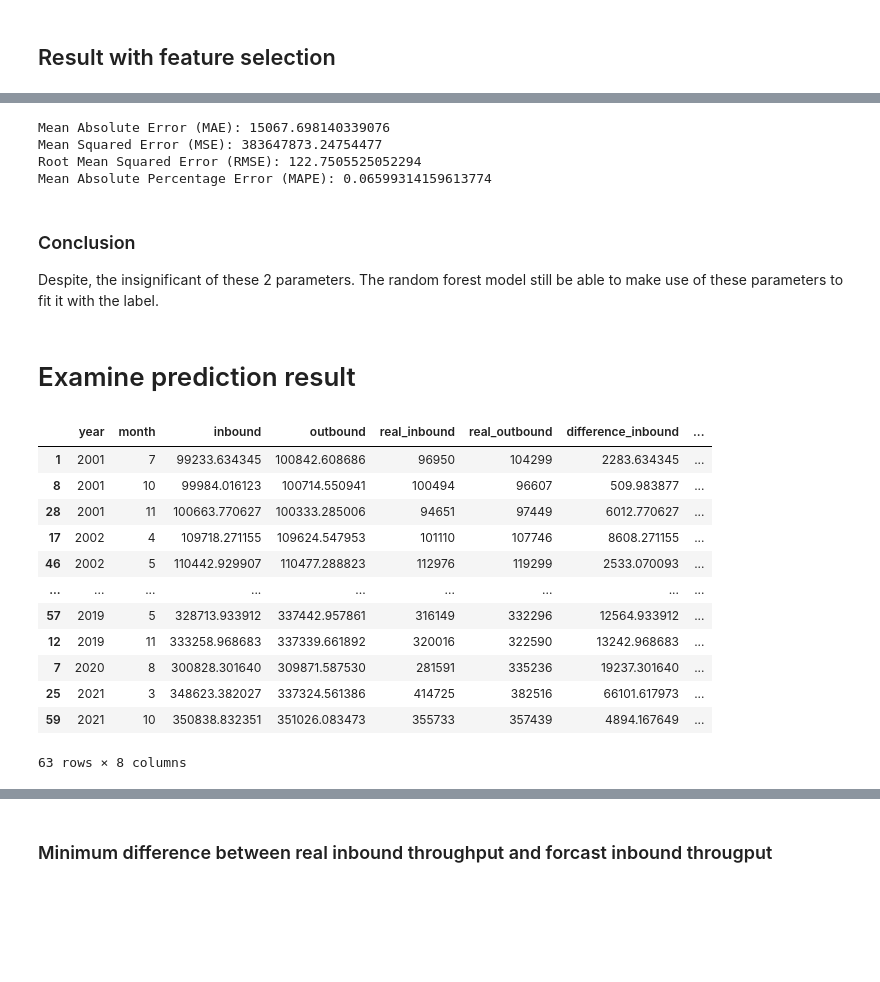
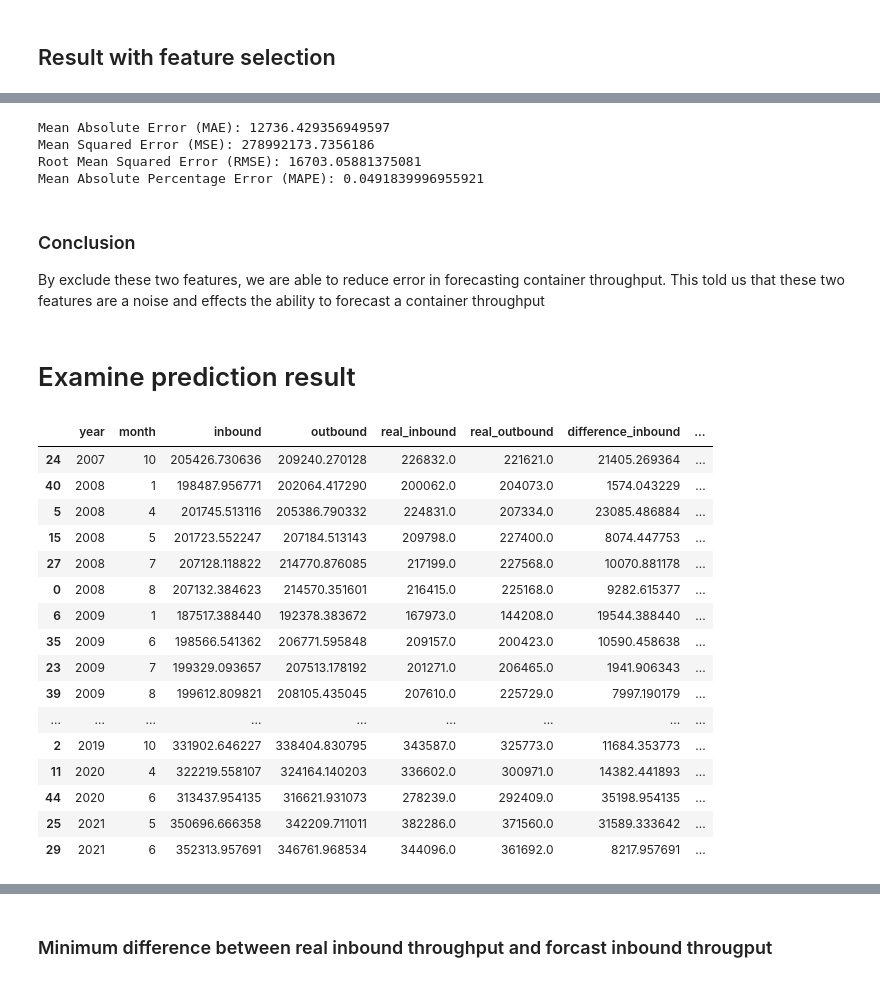
Before and after one commit to n-pitabread/container_forcast, a Jupyter notebook: container-throughput-forcast.ipynb, the cells around one changed output, grey strips where cells are left out. Saved outputs shown, nothing was run; the diff lists cells and outputs as text; code cells hidden in the pictures; blank space fills up the shorter version.

```diff
--- a/container-throughput-forcast.ipynb
+++ b/container-throughput-forcast.ipynb
@@ -103,8 +112,13 @@ from sklearn.inspection import permutation_importance
+# %%
+shifted_labels_df = labels_df.shift(-72)
+shifted_labels_df = shifted_labels_df.drop(labels_df.tail(72).index)
+
+shifted_features_df = features_df.drop(features_df.tail(72).index)
 # %%
 # Convert pandas dataframe to numpy array
-feature_list = list(features_df.columns)
-features = np.array(features_df)
-labels = np.array(labels_df.drop(['year','month'], axis=1))
+feature_list = list(shifted_features_df.columns)
+features = np.array(shifted_features_df)
+labels = np.array(shifted_labels_df.drop(['year','month'], axis=1))
 # Split data into training and testing set with 25% of test set
 train_features, test_features, train_labels, test_labels = train_test_split(features,
                                                             labels, test_size=0.25, random_state=42)
@@ -252,26 +266,24 @@ In this experiment, inflation percentage changes and unemployment rate is exclud
 tr_features = train_features
 te_features = test_features
 tr_features = np.delete(tr_features, 5, 1)
-tr_features = np.delete(tr_features, 9, 1)
+tr_features = np.delete(tr_features, 6, 1)
 
 te_features = np.delete(te_features, 5, 1)
-te_features = np.delete(te_features, 9, 1)
+te_features = np.delete(te_features, 6, 1)
 
-feature_selected_model = RandomForestRegressor(max_depth=75, max_features='log2', min_samples_leaf=2,
-                      min_samples_split=5, n_estimators=900, random_state=50)
-feature_selected_model.fit(tr_features, train_labels)
-new_predictions = feature_selected_model.predict(te_features)
+best_model.fit(tr_features, train_labels)
+new_predictions = best_model.predict(te_features)
 # %%
 print(f'Mean Absolute Error (MAE): {mean_absolute_error(test_labels, new_predictions)}')
 print(f'Mean Squared Error (MSE): {mean_squared_error(test_labels, new_predictions)}')
-print(f'Root Mean Squared Error (RMSE): {np.sqrt(mean_absolute_error(test_labels, new_predictions))}')
+print(f'Root Mean Squared Error (RMSE): {np.sqrt(mean_squared_error(test_labels, new_predictions))}')
 print(f'Mean Absolute Percentage Error (MAPE): {mean_absolute_percentage_error(test_labels, new_predictions)}')
 # %% [output]
-Mean Absolute Error (MAE): 15067.698140339076
-Mean Squared Error (MSE): 383647873.24754477
-Root Mean Squared Error (RMSE): 122.7505525052294
-Mean Absolute Percentage Error (MAPE): 0.06599314159613774
+Mean Absolute Error (MAE): 12736.429356949597
+Mean Squared Error (MSE): 278992173.7356186
+Root Mean Squared Error (RMSE): 16703.05881375081
+Mean Absolute Percentage Error (MAPE): 0.0491839996955921
-# %% [markdown]
-### Conclusion
-
-Despite, the insignificant of these 2 parameters. The random forest model still be able to make use of these parameters to fit it with the label.
+# %% [markdown]
+### Conclusion
+
+By exclude these two features, we are able to reduce error in forecasting container throughput. This told us that these two features are a noise and effects the ability to forecast a container throughput
@@ -278,24 +293,28 @@ Despite, the insignificant of these 2 parameters. The random forest model still
 # %% [markdown]
 # Examine prediction result
 # %%
-prediction_df = pd.DataFrame(data={'year': map(int, test_features.T[0]), 'month': map(int, test_features.T[1]),
-                                   'inbound': predictions.T[0], 'outbound': predictions.T[1],
+prediction_df = pd.DataFrame(data={'year': map(int, test_features.T[0]+6), 'month': map(int, test_features.T[1]),
+                                   'inbound': new_predictions.T[0], 'outbound': new_predictions.T[1],
                                   'real_inbound': test_labels.T[0], 'real_outbound': test_labels.T[1],
-                                  'difference_inbound': abs(predictions.T[0] - test_labels.T[0]),
-                                   'difference_outbound': abs(predictions.T[1] - test_labels.T[1])})
+                                  'difference_inbound': abs(new_predictions.T[0] - test_labels.T[0]),
+                                   'difference_outbound': abs(new_predictions.T[1] - test_labels.T[1])})
 prediction_df = prediction_df.sort_values(by=['year','month'])
 prediction_df
 # %% [output]
 |  | year | month | inbound | outbound | real_inbound | real_outbound | difference_inbound | ... |
-| 1 | 2001 | 7 | 99233.634345 | 100842.608686 | 96950 | 104299 | 2283.634345 | ... |
-| 8 | 2001 | 10 | 99984.016123 | 100714.550941 | 100494 | 96607 | 509.983877 | ... |
-| 28 | 2001 | 11 | 100663.770627 | 100333.285006 | 94651 | 97449 | 6012.770627 | ... |
-| 17 | 2002 | 4 | 109718.271155 | 109624.547953 | 101110 | 107746 | 8608.271155 | ... |
-| 46 | 2002 | 5 | 110442.929907 | 110477.288823 | 112976 | 119299 | 2533.070093 | ... |
+| 24 | 2007 | 10 | 205426.730636 | 209240.270128 | 226832.0 | 221621.0 | 21405.269364 | ... |
+| 40 | 2008 | 1 | 198487.956771 | 202064.417290 | 200062.0 | 204073.0 | 1574.043229 | ... |
+| 5 | 2008 | 4 | 201745.513116 | 205386.790332 | 224831.0 | 207334.0 | 23085.486884 | ... |
+| 15 | 2008 | 5 | 201723.552247 | 207184.513143 | 209798.0 | 227400.0 | 8074.447753 | ... |
+| 27 | 2008 | 7 | 207128.118822 | 214770.876085 | 217199.0 | 227568.0 | 10070.881178 | ... |
+| 0 | 2008 | 8 | 207132.384623 | 214570.351601 | 216415.0 | 225168.0 | 9282.615377 | ... |
+| 6 | 2009 | 1 | 187517.388440 | 192378.383672 | 167973.0 | 144208.0 | 19544.388440 | ... |
+| 35 | 2009 | 6 | 198566.541362 | 206771.595848 | 209157.0 | 200423.0 | 10590.458638 | ... |
+| 23 | 2009 | 7 | 199329.093657 | 207513.178192 | 201271.0 | 206465.0 | 1941.906343 | ... |
+| 39 | 2009 | 8 | 199612.809821 | 208105.435045 | 207610.0 | 225729.0 | 7997.190179 | ... |
 | ... | ... | ... | ... | ... | ... | ... | ... | ... |
-| 57 | 2019 | 5 | 328713.933912 | 337442.957861 | 316149 | 332296 | 12564.933912 | ... |
-| 12 | 2019 | 11 | 333258.968683 | 337339.661892 | 320016 | 322590 | 13242.968683 | ... |
-| 7 | 2020 | 8 | 300828.301640 | 309871.587530 | 281591 | 335236 | 19237.301640 | ... |
-| 25 | 2021 | 3 | 348623.382027 | 337324.561386 | 414725 | 382516 | 66101.617973 | ... |
-| 59 | 2021 | 10 | 350838.832351 | 351026.083473 | 355733 | 357439 | 4894.167649 | ... |
+| 2 | 2019 | 10 | 331902.646227 | 338404.830795 | 343587.0 | 325773.0 | 11684.353773 | ... |
+| 11 | 2020 | 4 | 322219.558107 | 324164.140203 | 336602.0 | 300971.0 | 14382.441893 | ... |
+| 44 | 2020 | 6 | 313437.954135 | 316621.931073 | 278239.0 | 292409.0 | 35198.954135 | ... |
+| 25 | 2021 | 5 | 350696.666358 | 342209.711011 | 382286.0 | 371560.0 | 31589.333642 | ... |
+| 29 | 2021 | 6 | 352313.957691 | 346761.968534 | 344096.0 | 361692.0 | 8217.957691 | ... |
-63 rows × 8 columns
```
Also changed, not shown: parts of 25 cells of this notebook.
